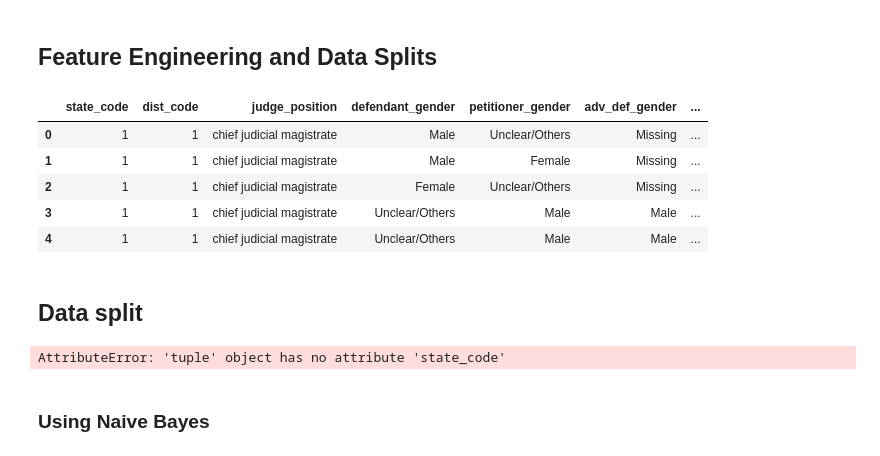
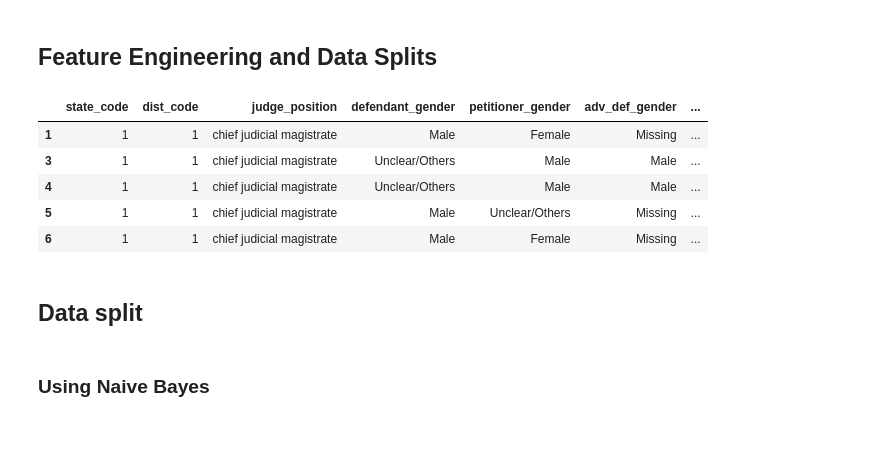
Before and after one commit to ujjwal-shekhar/Indian-Judicial-System-PreCog, a Jupyter notebook: data-visualizer-precog.ipynb, the cells around one changed output. Cells and saved outputs as stored; diff of their text form; code cells hidden in the pictures.

Commit message:
Kaggle Notebook | data-visualizer-precog | Version 21

```diff
--- a/data-visualizer-precog.ipynb
+++ b/data-visualizer-precog.ipynb
@@ -1577,37 +1356,52 @@ def is_dismissed(disp_name : str):
 # %%
 def preprocessing_data(year=None, test_mode=False):
     df = preprocessing_case_csv(year, test_mode=test_mode)
 
     ### Joining disposition names
     df_merge = pd.read_csv(os.path.join(KEYS_CSV_FOLDER, "disp_name_key.csv"),
                           usecols=['year', 'disp_name', 'disp_name_s'])
     df = df.merge(df_merge, on=['year', 'disp_name'])
 
     ### Adding column to indicate 1:Dismissed or 0:Not dismissed
     df['dismission'] = df['disp_name_s'].apply(lambda curr_disp_name : is_dismissed(curr_disp_name))
 
     ### Remmoving entries with disposition not recorded
     df = df[~(df['disp_name_s'] == "disposition var missing")]
 
+    ### Adding act, section and criminal data by merging with `df_acts_sections`
+    df = df.merge(df_acts_section, on=['ddl_case_id'])
+
     ### Removing unnecessary columns
-    df = df.drop(columns=['ddl_case_id', 'year', 'cino', 'disp_name_s', 'court_no'])
+    df = df.drop(columns=['ddl_case_id', 'year', 'cino', 'disp_name_s', 'court_no','date_of_decision'])
+
+    ### Changing dates to duration
+    df = df.dropna()
+    df['first_hearing_wait'] = (df['date_first_list'] - df['date_of_filing']).dt.days
+    df['curr_hearing_wait'] = (df['date_next_list'] - df['date_last_list']).dt.days
+    df['hearing_time_running'] = (df['date_last_list'] - df['date_first_list']).dt.days
+
+    df['purpose_name'] = df['purpose_name'].astype('int64')
+
+    ### Removing date columns
+    df = df.drop(columns=['date_of_filing', 'date_first_list', 'date_last_list', 'date_next_list'])
 
     return df
 
 df_test = preprocessing_data(2011, True)
 df_test.head()
 # %% [output]
 |  | state_code | dist_code | judge_position | defendant_gender | petitioner_gender | adv_def_gender | ... |
-| 0 | 1 | 1 | chief judicial magistrate | Male | Unclear/Others | Missing | ... |
 | 1 | 1 | 1 | chief judicial magistrate | Male | Female | Missing | ... |
-| 2 | 1 | 1 | chief judicial magistrate | Female | Unclear/Others | Missing | ... |
 | 3 | 1 | 1 | chief judicial magistrate | Unclear/Others | Male | Male | ... |
 | 4 | 1 | 1 | chief judicial magistrate | Unclear/Others | Male | Male | ... |
+| 5 | 1 | 1 | chief judicial magistrate | Male | Unclear/Others | Missing | ... |
+| 6 | 1 | 1 | chief judicial magistrate | Male | Female | Missing | ... |
 # %% [markdown]
 ## Data split
 # %%
 def encode_and_data_split(df):
     df = df.dropna()
+    df['']
     ### Encoding other columns
     le = LabelEncoder()
     df['state_code'] = le.fit_transform(df['state_code'])
@@ -1633,10 +1427,10 @@ def encode_and_data_split(df):
     ### Encode the dismission column
     x=pd.get_dummies(x,drop_first=True)
 
+    x.info()
+
     x_train,x_test,y_train,y_test=train_test_split(x,y,test_size=0.25,random_state=101)
 
     return x_train,x_test,y_train,y_test
 
 x_train,x_test,y_train,y_test= encode_and_data_split(df_test)
-# %% [output]
-AttributeError: 'tuple' object has no attribute 'state_code'
```
Also changed, not shown: parts of 33 cells of this notebook.
